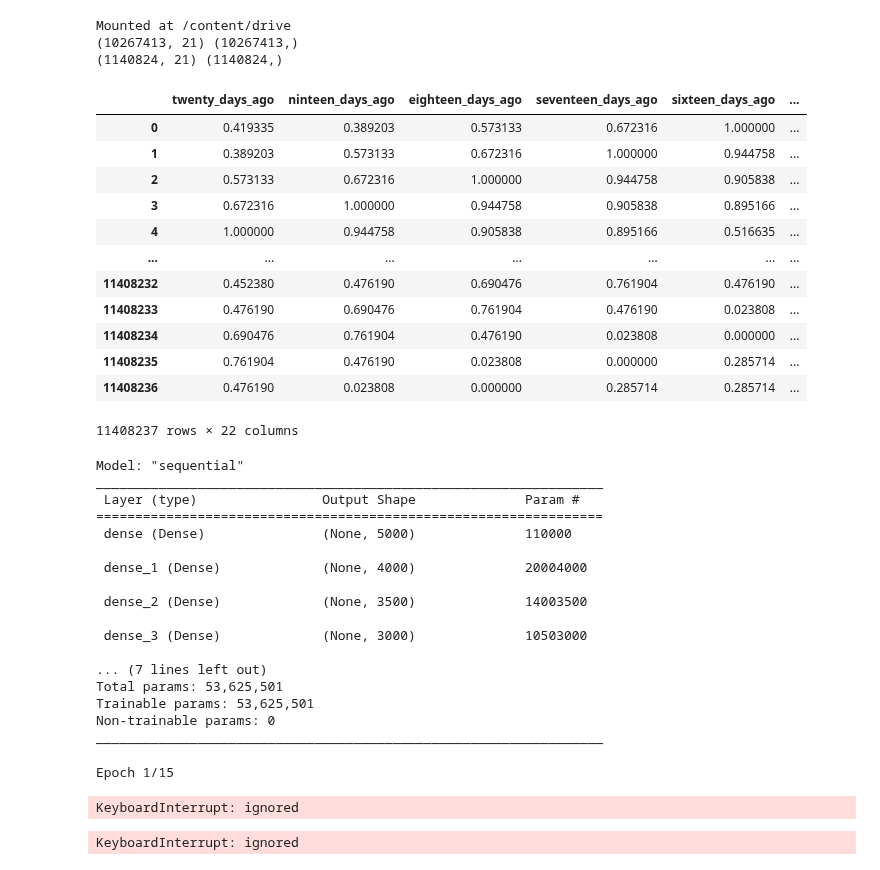
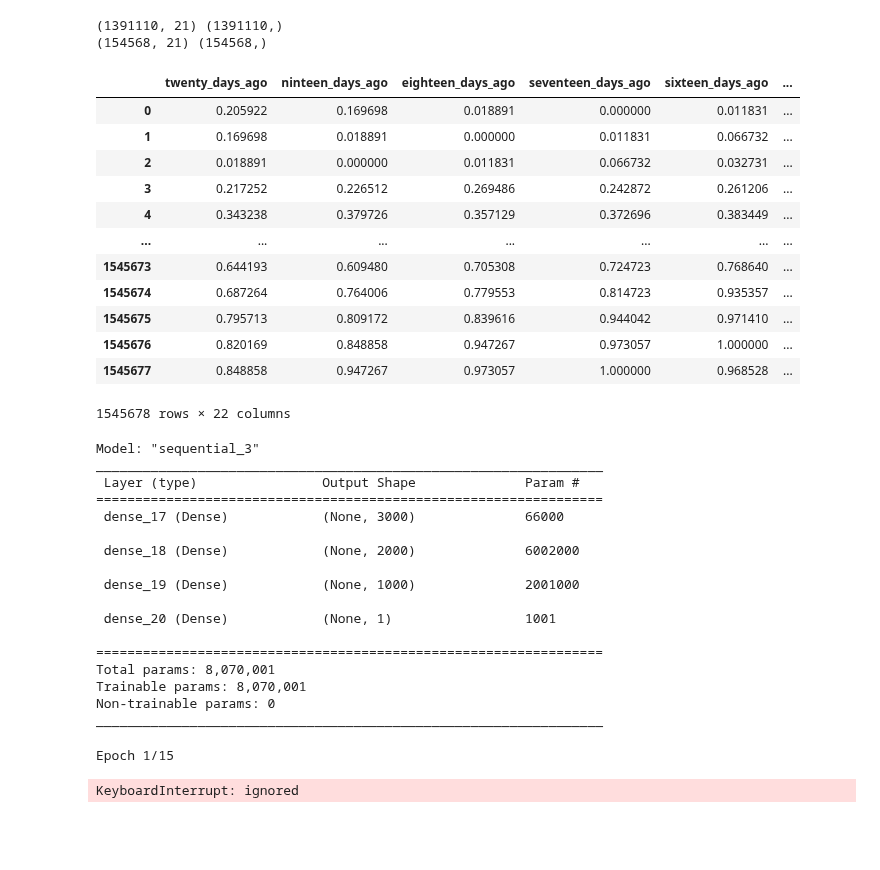
Before and after one commit to aliprg0/Google_Colab, a Jupyter notebook: Binary_v2.ipynb, the cells around one changed output. Saved outputs shown, nothing was run; the diff lists cells and outputs as text; code cells hidden in the pictures; blank space fills up the shorter version.

```diff
--- a/Binary_v2.ipynb
+++ b/Binary_v2.ipynb
@@ -196,58 +193,52 @@ Drive already mounted at /content/drive; to attempt to forcibly remount, call dr
 # %%
-from google.colab import drive
-drive.mount('/content/drive')
 
-data = pd.read_parquet("/content/drive/MyDrive/Colab Files/forex_1d_scaled_yf.parquet")
+data = pd.read_parquet("/datasets/dff/Colab Files/250_crypto_1h_scaled_yf.parquet")
 xTrain, xTest, yTrain, yTest = spliting(data)
 
 data
 # %% [output]
-Mounted at /content/drive
-(10267413, 21) (10267413,)
-(1140824, 21) (1140824,)
+(1391110, 21) (1391110,)
+(154568, 21) (154568,)
 |  | twenty_days_ago | ninteen_days_ago | eighteen_days_ago | seventeen_days_ago | sixteen_days_ago | ... |
-| 0 | 0.419335 | 0.389203 | 0.573133 | 0.672316 | 1.000000 | ... |
-| 1 | 0.389203 | 0.573133 | 0.672316 | 1.000000 | 0.944758 | ... |
-| 2 | 0.573133 | 0.672316 | 1.000000 | 0.944758 | 0.905838 | ... |
-| 3 | 0.672316 | 1.000000 | 0.944758 | 0.905838 | 0.895166 | ... |
-| 4 | 1.000000 | 0.944758 | 0.905838 | 0.895166 | 0.516635 | ... |
+| 0 | 0.205922 | 0.169698 | 0.018891 | 0.000000 | 0.011831 | ... |
+| 1 | 0.169698 | 0.018891 | 0.000000 | 0.011831 | 0.066732 | ... |
+| 2 | 0.018891 | 0.000000 | 0.011831 | 0.066732 | 0.032731 | ... |
+| 3 | 0.217252 | 0.226512 | 0.269486 | 0.242872 | 0.261206 | ... |
+| 4 | 0.343238 | 0.379726 | 0.357129 | 0.372696 | 0.383449 | ... |
 | ... | ... | ... | ... | ... | ... | ... |
-| 11408232 | 0.452380 | 0.476190 | 0.690476 | 0.761904 | 0.476190 | ... |
-| 11408233 | 0.476190 | 0.690476 | 0.761904 | 0.476190 | 0.023808 | ... |
-| 11408234 | 0.690476 | 0.761904 | 0.476190 | 0.023808 | 0.000000 | ... |
-| 11408235 | 0.761904 | 0.476190 | 0.023808 | 0.000000 | 0.285714 | ... |
-| 11408236 | 0.476190 | 0.023808 | 0.000000 | 0.285714 | 0.285714 | ... |
+| 1545673 | 0.644193 | 0.609480 | 0.705308 | 0.724723 | 0.768640 | ... |
+| 1545674 | 0.687264 | 0.764006 | 0.779553 | 0.814723 | 0.935357 | ... |
+| 1545675 | 0.795713 | 0.809172 | 0.839616 | 0.944042 | 0.971410 | ... |
+| 1545676 | 0.820169 | 0.848858 | 0.947267 | 0.973057 | 1.000000 | ... |
+| 1545677 | 0.848858 | 0.947267 | 0.973057 | 1.000000 | 0.968528 | ... |
-11408237 rows × 22 columns
+1545678 rows × 22 columns
 # %%
 model = Sequential()
 
-model.add(Dense(5000, activation='relu', kernel_initializer='he_normal', input_shape=(xTrain.shape[1],)))
-model.add(Dense(4000, activation='relu', kernel_initializer='he_normal'))
-model.add(Dense(3500, activation='relu', kernel_initializer='he_normal'))
-model.add(Dense(3000, activation='relu', kernel_initializer='he_normal'))
+model.add(Dense(3000, activation='relu', kernel_initializer='he_normal', input_shape=(xTrain.shape[1],)))
 model.add(Dense(2000, activation='relu', kernel_initializer='he_normal'))
-model.add(Dense(1500, activation='relu', kernel_initializer='he_normal'))
+model.add(Dense(1000, activation='relu', kernel_initializer='he_normal'))
 model.add(Dense(1, activation='sigmoid'))
 
 
 model.compile(optimizer='adam', loss='binary_crossentropy',metrics=['accuracy'])
 model.summary()
 # %% [output]
-Model: "sequential"
+Model: "sequential_3"
 _________________________________________________________________
  Layer (type)                Output Shape              Param #
 =================================================================
- dense (Dense)               (None, 5000)              110000
+ dense_17 (Dense)            (None, 3000)              66000
 
- dense_1 (Dense)             (None, 4000)              20004000
+ dense_18 (Dense)            (None, 2000)              6002000
 
- dense_2 (Dense)             (None, 3500)              14003500
+ dense_19 (Dense)            (None, 1000)              2001000
 
- dense_3 (Dense)             (None, 3000)              10503000
+ dense_20 (Dense)            (None, 1)                 1001
 
-... (7 lines left out)
-Total params: 53,625,501
-Trainable params: 53,625,501
+=================================================================
+Total params: 8,070,001
+Trainable params: 8,070,001
 Non-trainable params: 0
 _________________________________________________________________
 # %%
@@ -255,9 +246,5 @@ model.fit(xTrain,yTrain,epochs=15,batch_size=256,validation_data=(xTest,yTest))
 # %% [output]
 Epoch 1/15
-# %%
-model.evaluate(xTest,yTest)
-# %% [output]
-KeyboardInterrupt: ignored
 # %%
 clf = RandomForestClassifier(n_estimators=100)
 clf.fit(xTrain,yTrain)
```
Also changed, not shown: parts of 6 cells of this notebook.
